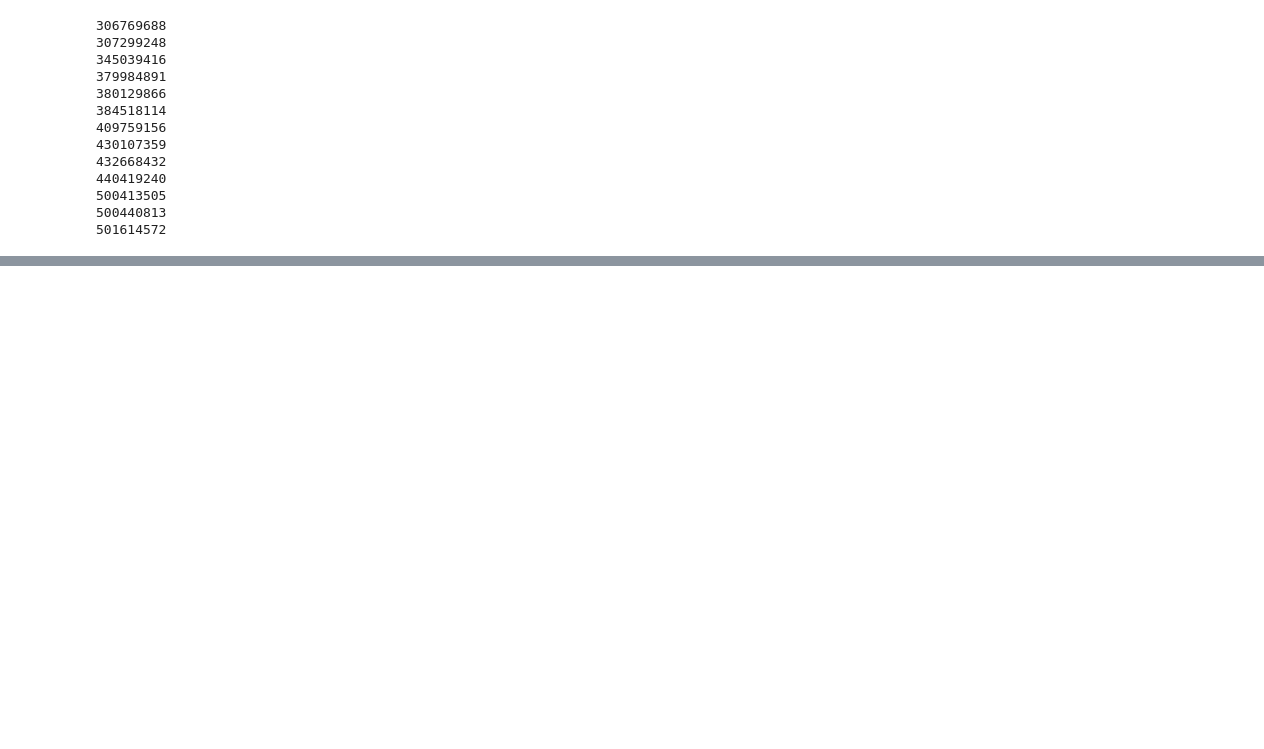
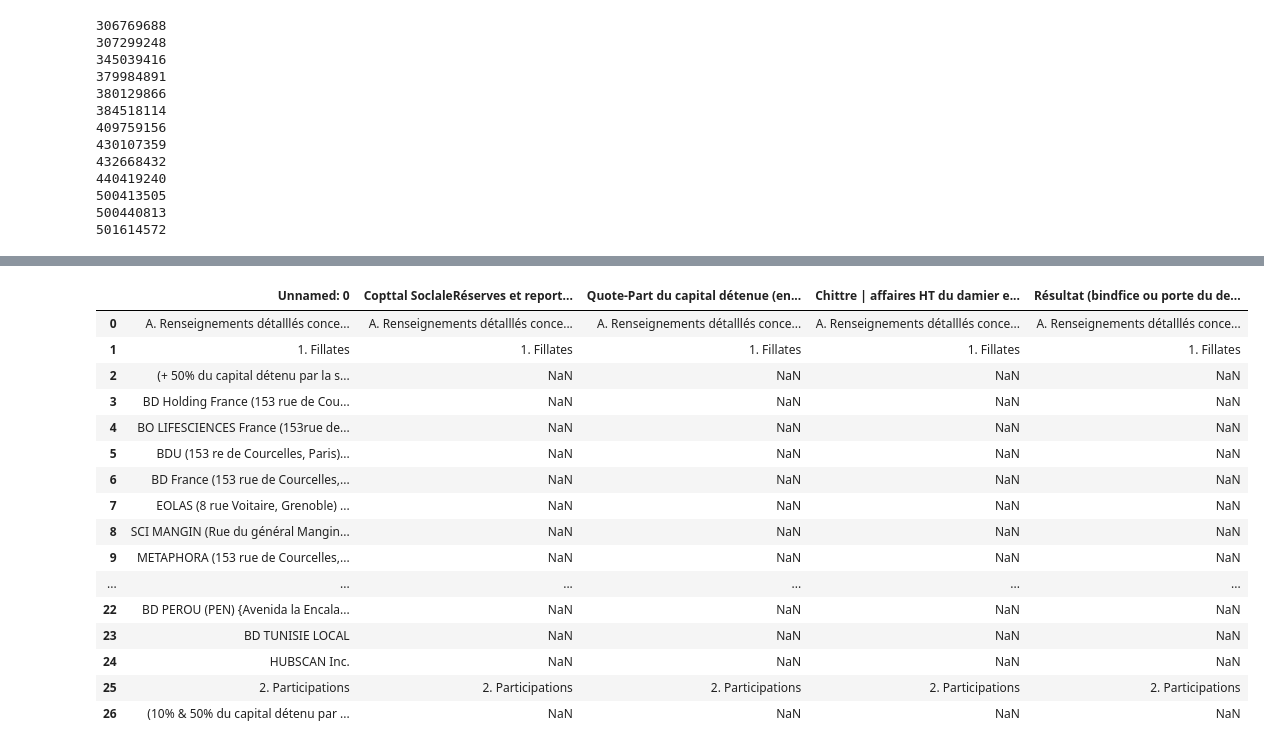
Before and after one commit to InseeFrLab/extraction-comptes-sociaux, a Jupyter notebook: notebooks/predict_tabletransformer_orange.ipynb, the cells around one changed output, grey strips where cells are left out. Drawn from its saved outputs; the diff is of its cells as text; code cells hidden in the pictures; blank space fills up the shorter version.

```diff
--- a/notebooks/predict_tabletransformer_orange.ipynb
+++ b/notebooks/predict_tabletransformer_orange.ipynb
@@ -255,0 +263,2 @@ for siren, image_path in zip(TEST_DATA, test_images):
+# %%
+result = output.copy()
@@ -255,0 +278,20 @@ for siren, image_path in zip(TEST_DATA, test_images):
+# %%
+result['384518114_0']
+# %% [output]
+|  | Unnamed: 0 | Copttal SoclaleRéserves et report... | Quote-Part du capital détenue (en... | Chittre | affaires HT du damier e... | Résultat (bindfice ou porte du de... |
+| 0 | A. Renseignements détalllés conce... | A. Renseignements détalllés conce... | A. Renseignements détalllés conce... | A. Renseignements détalllés conce... | A. Renseignements détalllés conce... |
+| 1 | 1. Fillates | 1. Fillates | 1. Fillates | 1. Fillates | 1. Fillates |
+| 2 | (+ 50% du capital détenu par la s... | NaN | NaN | NaN | NaN |
+| 3 | BD Holding France (153 rue de Cou... | NaN | NaN | NaN | NaN |
+| 4 | BO LIFESCIENCES France (153rue de... | NaN | NaN | NaN | NaN |
+| 5 | BDU (153 re de Courcelles, Paris)... | NaN | NaN | NaN | NaN |
+| 6 | BD France (153 rue de Courcelles,... | NaN | NaN | NaN | NaN |
+| 7 | EOLAS (8 rue Voitaire, Grenoble) ... | NaN | NaN | NaN | NaN |
+| 8 | SCI MANGIN (Rue du général Mangin... | NaN | NaN | NaN | NaN |
+| 9 | METAPHORA (153 rue de Courcelles,... | NaN | NaN | NaN | NaN |
+| ... | ... | ... | ... | ... | ... |
+| 22 | BD PEROU (PEN) {Avenida la Encala... | NaN | NaN | NaN | NaN |
+| 23 | BD TUNISIE LOCAL | NaN | NaN | NaN | NaN |
+| 24 | HUBSCAN Inc. | NaN | NaN | NaN | NaN |
+| 25 | 2. Participations | 2. Participations | 2. Participations | 2. Participations | 2. Participations |
+| 26 | (10% & 50% du capital détenu par ... | NaN | NaN | NaN | NaN |
```
Also changed, not shown: parts of 8 cells of this notebook.
